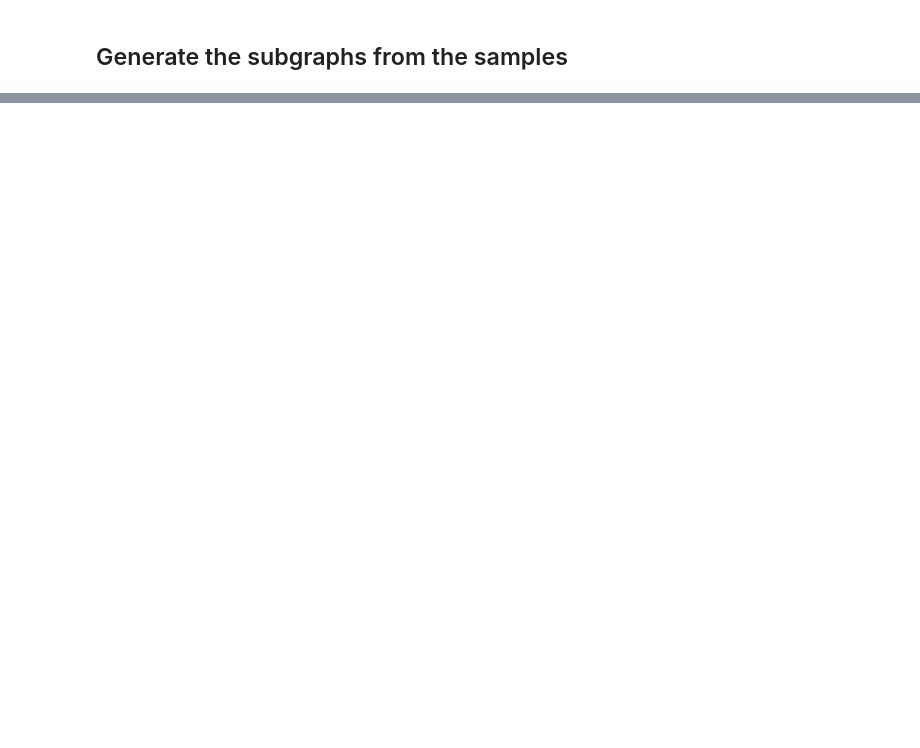
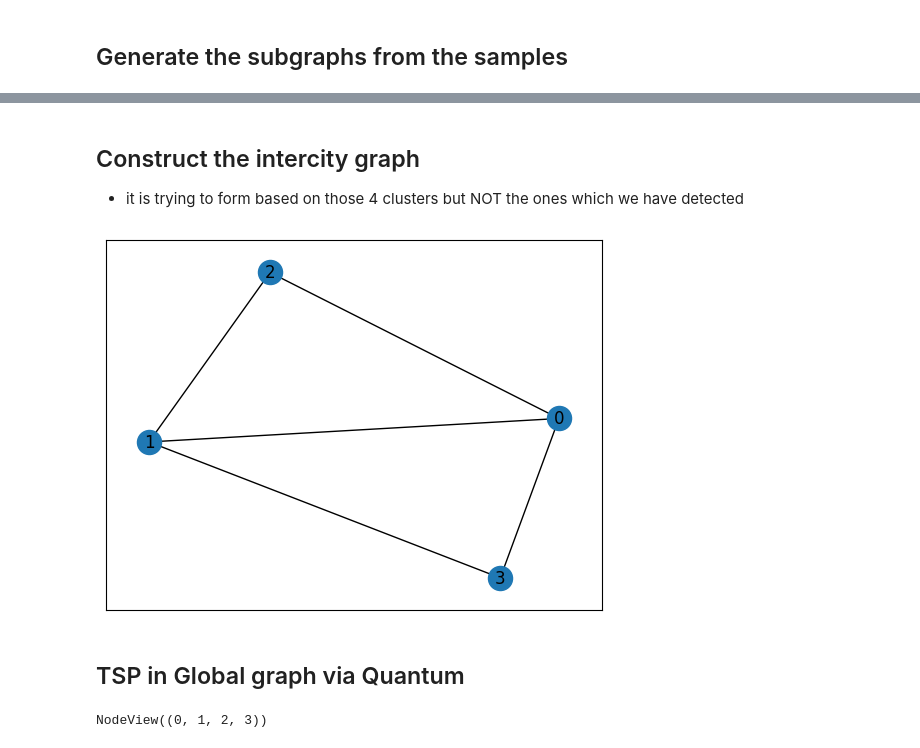
Before and after one commit to batool2020/NYUAD-2023, a Jupyter notebook: uameed/demo/test_quantum_gbs.ipynb, the cells around one changed output, grey strips where cells are left out. Cells and saved outputs as stored; diff of their text form; code cells hidden in the pictures; blank space fills up the shorter version.

```diff
--- a/uameed/demo/test_quantum_gbs.ipynb
+++ b/uameed/demo/test_quantum_gbs.ipynb
@@ -69,0 +124,30 @@ nx.draw_networkx(subgraphs[3])
+# %% [markdown]
+## Construct the intercity graph
+- it is trying to form based on those 4 clusters but NOT the ones which we have detected
+# %%
+# Construction of the inter-city graph
+G_city = nx.Graph()
+G_city.add_nodes_from([0, 1, 2, 3])
+
+# edges
+edges_to_add = {}
+for e in G.edges:
+  if e[0][:2] != e[1][:2]:
+    if not (int(e[0][1:2]), int(e[1][1:2])) in edges_to_add or edges_to_add[(int(e[0][1:2]), int(e[1][1:2]))]['weight'] > G.get_edge_data(e[0], e[1])['weight']:
+      edges_to_add[(int(e[0][1:2]), int(e[1][1:2]))] = {'weight': G.get_edge_data(e[0], e[1])['weight'], 'nodes': e}
+
+for k in edges_to_add:
+  nodes = list(G_city.nodes())
+  G_city.add_edge(*k)
+  G_city[k[0]][k[1]]['weight'] = edges_to_add[k]['weight']
+
+pos = nx.spring_layout(G_city, pos=nx.spectral_layout(G_city))
+nx.draw_networkx(G_city, pos=pos)
+# %% [output]
+[figure, added]
+# %% [markdown]
+## TSP in Global graph via Quantum
+# %%
+G_city.nodes
+# %% [output]
+NodeView((0, 1, 2, 3))
```
Also changed, not shown: parts of 17 cells of this notebook, 5 other files.
